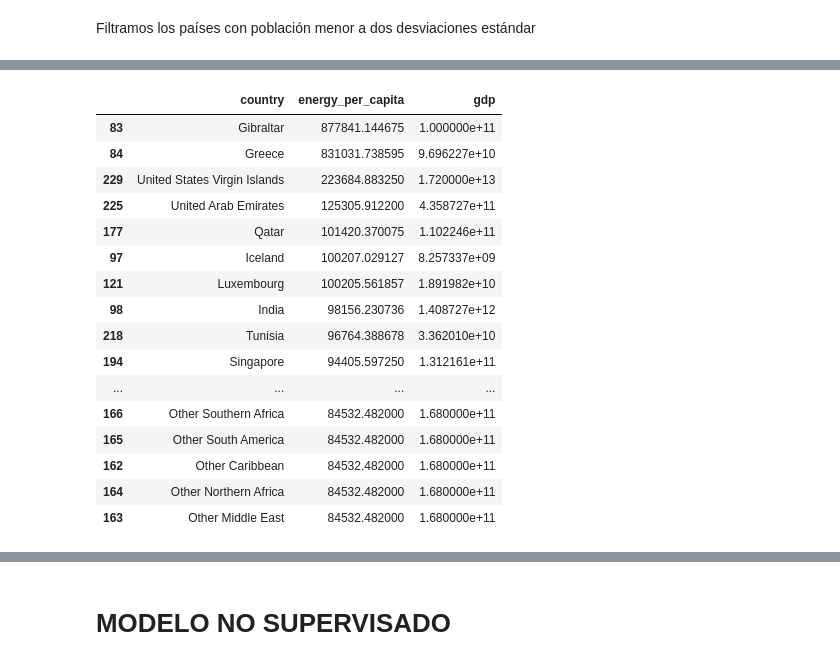
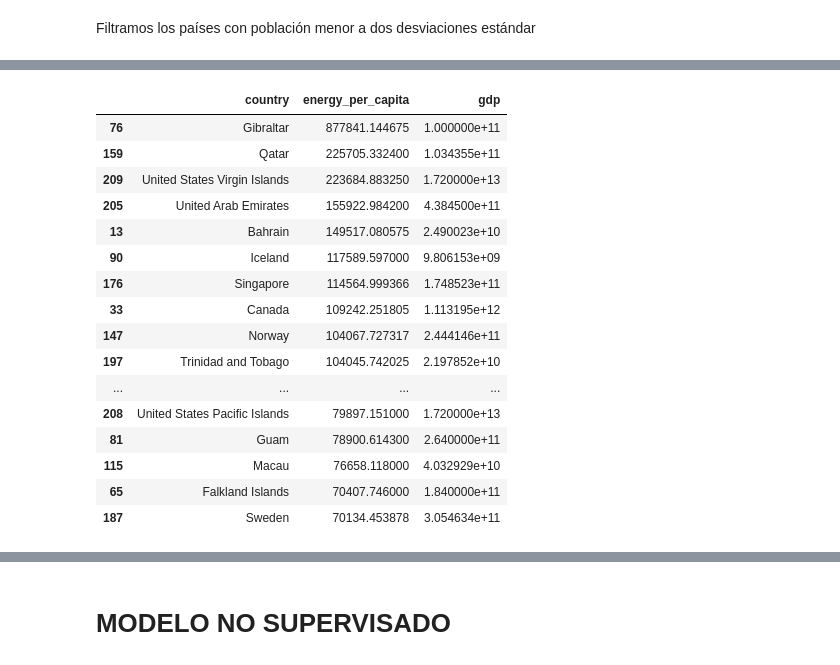
Before and after one commit to L-Ameneiro/EDA-Datasets, a Jupyter notebook: notebooks/consumo_energetico_mundial.ipynb, the cells around one changed output, grey strips where cells are left out. Saved outputs shown, nothing was run; the diff lists cells and outputs as text; code cells hidden in the pictures.

```diff
--- a/notebooks/consumo_energetico_mundial.ipynb
+++ b/notebooks/consumo_energetico_mundial.ipynb
@@ -245,0 +306,2 @@ wind_energy_per_capita 	Per capita primary energy consumption from wind, measure
+# %%
+wec = pd.read_csv(r"../datasets/wec_1980_sinreg.csv")
@@ -246,3 +311,6 @@ wind_energy_per_capita 	Per capita primary energy consumption from wind, measure
+# %%
+# Filtrar las filas donde la columna 'country' contiene la palabra 'Islands'
+wec = wec[~wec['country'].str.contains('Islands')]
 # %%
 graf = suram.groupby("country")["energy_per_capita"].mean().reset_index().sort_values("energy_per_capita", ascending=False)
 # %%
@@ -303,10 +371,3 @@ wind_consumption                              0
 wind_elec_per_capita                          0
 wind_energy_per_capita                        0
 dtype: int64
-# %%
-nulls2=wec.isna().sum()
-for i in nulls2.index:
-    if nulls2[i]>0:
-        wec[i].ffill(inplace=True)
-        wec[i].bfill(inplace=True)
-wec.isna().sum()
@@ -548,24 +605,24 @@ df = pd.DataFrame({'country': mean_values['country'],
                           'mean_epc': mean_values['energy_per_capita'],
                           'mean_gdp': mean_values['gdp']})
 # %%
-g1 = mean_values.sort_values("energy_per_capita", ascending=False)
+g2 = mean_values2.sort_values("energy_per_capita", ascending=False)
 # %%
-g1.head(20)
+g2.head(20)
 # %% [output]
 |  | country | energy_per_capita | gdp |
-| 83 | Gibraltar | 877841.144675 | 1.000000e+11 |
-| 84 | Greece | 831031.738595 | 9.696227e+10 |
-| 229 | United States Virgin Islands | 223684.883250 | 1.720000e+13 |
-| 225 | United Arab Emirates | 125305.912200 | 4.358727e+11 |
-| 177 | Qatar | 101420.370075 | 1.102246e+11 |
-| 97 | Iceland | 100207.029127 | 8.257337e+09 |
-| 121 | Luxembourg | 100205.561857 | 1.891982e+10 |
-| 98 | India | 98156.230736 | 1.408727e+12 |
-| 218 | Tunisia | 96764.388678 | 3.362010e+10 |
-| 194 | Singapore | 94405.597250 | 1.312161e+11 |
+| 76 | Gibraltar | 877841.144675 | 1.000000e+11 |
+| 159 | Qatar | 225705.332400 | 1.034355e+11 |
+| 209 | United States Virgin Islands | 223684.883250 | 1.720000e+13 |
+| 205 | United Arab Emirates | 155922.984200 | 4.384500e+11 |
+| 13 | Bahrain | 149517.080575 | 2.490023e+10 |
+| 90 | Iceland | 117589.597000 | 9.806153e+09 |
+| 176 | Singapore | 114564.999366 | 1.748523e+11 |
+| 33 | Canada | 109242.251805 | 1.113195e+12 |
+| 147 | Norway | 104067.727317 | 2.444146e+11 |
+| 197 | Trinidad and Tobago | 104045.742025 | 2.197852e+10 |
 | ... | ... | ... | ... |
-| 166 | Other Southern Africa | 84532.482000 | 1.680000e+11 |
-| 165 | Other South America | 84532.482000 | 1.680000e+11 |
-| 162 | Other Caribbean | 84532.482000 | 1.680000e+11 |
-| 164 | Other Northern Africa | 84532.482000 | 1.680000e+11 |
-| 163 | Other Middle East | 84532.482000 | 1.680000e+11 |
+| 208 | United States Pacific Islands | 79897.151000 | 1.720000e+13 |
+| 81 | Guam | 78900.614300 | 2.640000e+11 |
+| 115 | Macau | 76658.118000 | 4.032929e+10 |
+| 65 | Falkland Islands | 70407.746000 | 1.840000e+11 |
+| 187 | Sweden | 70134.453878 | 3.054634e+11 |
```
Also changed, not shown: parts of 35 cells of this notebook, 5 other files.
